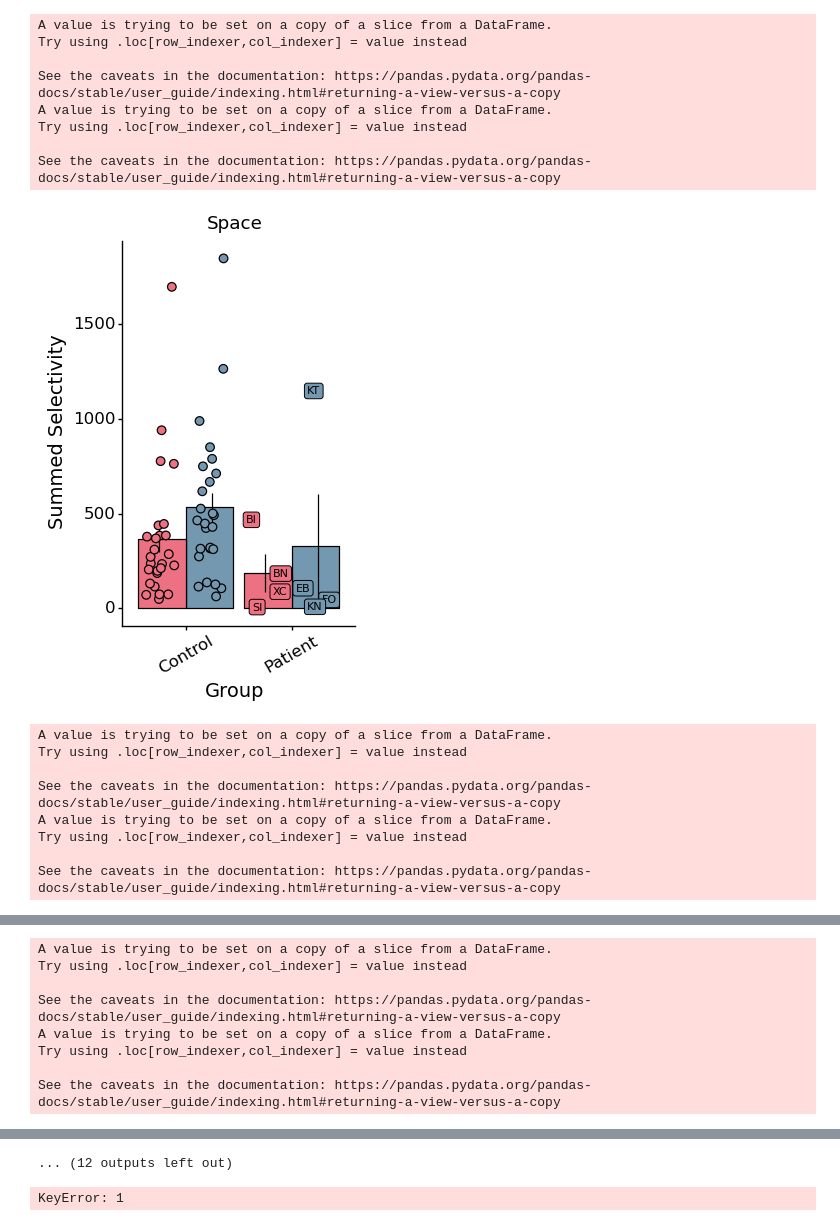
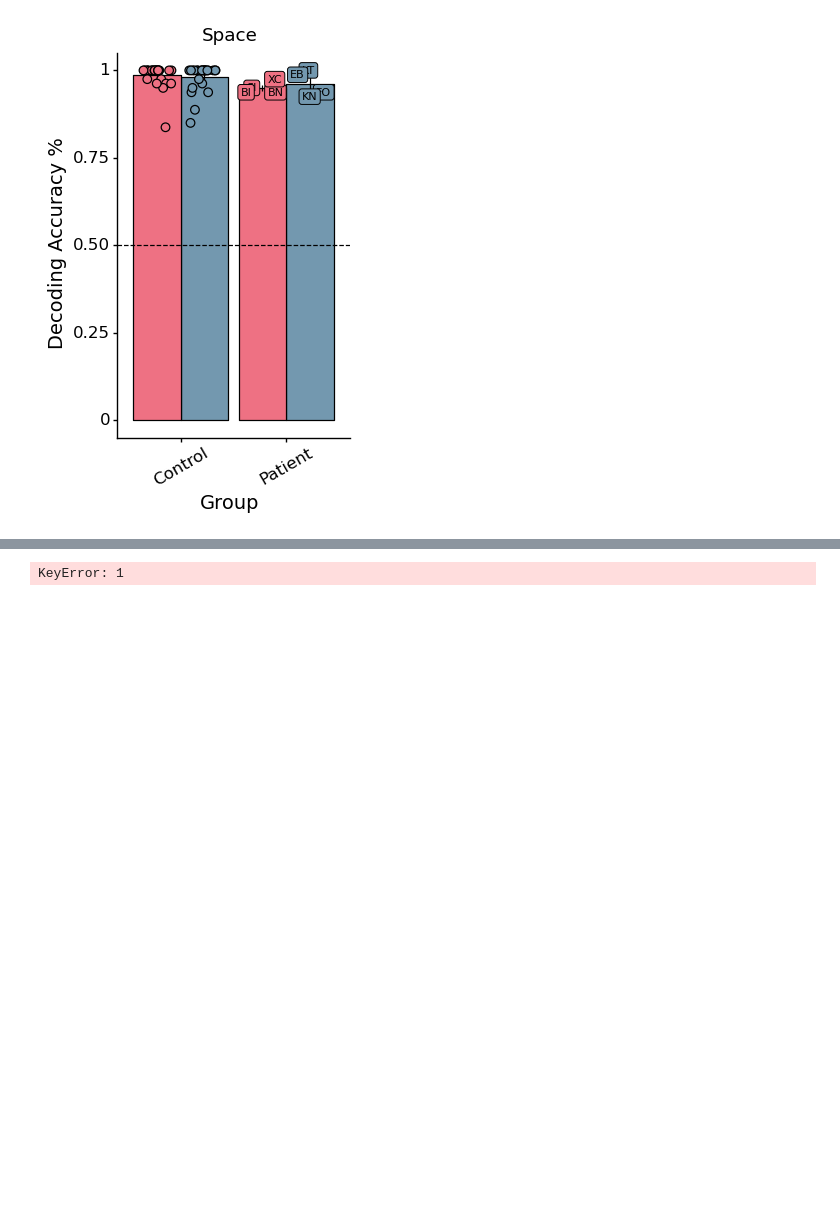
Before and after one commit to vayzenb/hemispace, a Jupyter notebook: analyses/create_figs.ipynb, the cells around one changed output, grey strips where cells are left out. Cells and saved outputs as stored; diff of their text form; code cells hidden in the pictures; blank space fills up the shorter version.

Commit message:
added decoding and glass brains

```diff
--- a/analyses/create_figs.ipynb
+++ b/analyses/create_figs.ipynb
@@ -46,6 +114,19 @@ mni = load_mni152_brain_mask()
 # %%
-analyses = ['sum_selec_norm', 'mean_act','volume']
-analysis_names = ['Summed Selectivity', 'Mean Activation', 'Active Volume mm\u00b3']
+'''
+Create Decoding plots
+'''
+
+#load data summary
+data_summary = pd.read_csv(f'{results_dir}/hemispace_decoding{suf}.csv')
+
+# for each sub in data_summary, get the sub's code from sub_info
+for sub in data_summary['sub'].unique():
+    sub_code = sub_info[sub_info['sub'] == sub]['code'].values[0]
+    data_summary.loc[data_summary['sub'] == sub, 'sub_code'] = sub_code
+
+
+analyses = ['acc', 'mean_act','volume']
+analysis_names = ['Decoding Accuracy %']
 conds = ['space','tool','face','word']
 
 rois = ['dorsal_visual_cortex','dorsal_visual_cortex','ventral_visual_cortex','ventral_visual_cortex']
@@ -57,54 +138,34 @@ for analysis, analysis_name in zip(analyses,analysis_names):
         curr_data['hemi'] = curr_data['hemi'].str.capitalize()
         curr_data['group'] = curr_data['group'].str.capitalize()
 
 
         mean_data = curr_data.groupby(by = ['group', 'hemi']).mean().reset_index()
         temp_se  = curr_data.groupby(by = ['group', 'hemi']).sem().reset_index()
         mean_data['se'] = temp_se[analysis]
 
-
-
-
-
         seed = 2
         #plot grouped bar plot with plotnine
         p = ggplot(mean_data, aes(x = 'group', y = analysis, fill = 'hemi'))  + \
                     geom_col(stat = 'identity', color = 'black', position = 'dodge') + \
-                    geom_linerange(aes(x='group', ymin = f'{analysis} - se', ymax = f'{analysis} + se'), position = position_dodge(width = 1)) +\
-                    geom_jitter(curr_data,aes(x = 'group', y = analysis, fill = 'hemi'), shape = 'o', size = 3, position = position_jitterdodge(dodge_width=1, jitter_width = 0.3, random_state = seed)) + \
+                    geom_linerange(aes(x='group', ymin = f'{analysis} - se', ymax = f'{analysis} + se'), position = position_dodge(width = .9)) +\
+                    geom_jitter(curr_data,aes(x = 'group', y = analysis, fill = 'hemi'), shape = 'o', size = 3, position = position_jitterdodge(dodge_width=.9, jitter_width = 0.3, random_state = seed)) + \
                     scale_fill_manual(values = ['#ee7183', '#7398af']) + \
-                    theme_classic() + \
+                    theme_classic() + geom_hline(yintercept =.5, linetype ='dashed') + \
                     geom_label(curr_data, aes(x = 'group', y = analysis, label = 'sub_code'),  position = position_jitterdodge(dodge_width=1, jitter_width = 0.3, random_state = seed),  size = 8) + \
                     xlab('Group') + ylab(analysis_name) + \
                     theme(text = element_text(color ='black'),
                         axis_text_x= element_text(angle = 30, size = 12),
                         axis_text_y= element_text(size = 12),
                         axis_title=element_text(size = 14),
                         axis_line=element_line(),
                         legend_position = 'none',
                         panel_border=element_blank(),
                         figure_size = (3, 5))+ \
                         labs(fill='Hemisphere') + ggtitle(cond.capitalize())
 
 
 
         print(p)
         p.save(f'{fig_dir}/{analysis}/{roi}_{cond}.png', width=3, height=5, dpi = 300)
 # %% [output]
-A value is trying to be set on a copy of a slice from a DataFrame.
-Try using .loc[row_indexer,col_indexer] = value instead
-
-See the caveats in the documentation: https://pandas.pydata.org/pandas-docs/stable/user_guide/indexing.html#returning-a-view-versus-a-copy
-A value is trying to be set on a copy of a slice from a DataFrame.
-Try using .loc[row_indexer,col_indexer] = value instead
-
-See the caveats in the documentation: https://pandas.pydata.org/pandas-docs/stable/user_guide/indexing.html#returning-a-view-versus-a-copy
-[figure, old version]
+[figure, new version]
-A value is trying to be set on a copy of a slice from a DataFrame.
-Try using .loc[row_indexer,col_indexer] = value instead
-
-See the caveats in the documentation: https://pandas.pydata.org/pandas-docs/stable/user_guide/indexing.html#returning-a-view-versus-a-copy
-A value is trying to be set on a copy of a slice from a DataFrame.
-Try using .loc[row_indexer,col_indexer] = value instead
-
-See the caveats in the documentation: https://pandas.pydata.org/pandas-docs/stable/user_guide/indexing.html#returning-a-view-versus-a-copy
@@ -112,8 +172,0 @@ See the caveats in the documentation: https://pandas.pydata.org/pandas-docs/stab
-A value is trying to be set on a copy of a slice from a DataFrame.
-Try using .loc[row_indexer,col_indexer] = value instead
-
-See the caveats in the documentation: https://pandas.pydata.org/pandas-docs/stable/user_guide/indexing.html#returning-a-view-versus-a-copy
-A value is trying to be set on a copy of a slice from a DataFrame.
-Try using .loc[row_indexer,col_indexer] = value instead
-
-See the caveats in the documentation: https://pandas.pydata.org/pandas-docs/stable/user_guide/indexing.html#returning-a-view-versus-a-copy
@@ -148,4 +175,3 @@ See the caveats in the documentation: https://pandas.pydata.org/pandas-docs/stab
-... (12 outputs left out)
 # %%
 import seaborn as sns
 import matplotlib.pyplot as plt
```
Also changed, not shown: parts of 6 cells of this notebook, 39 other files.
